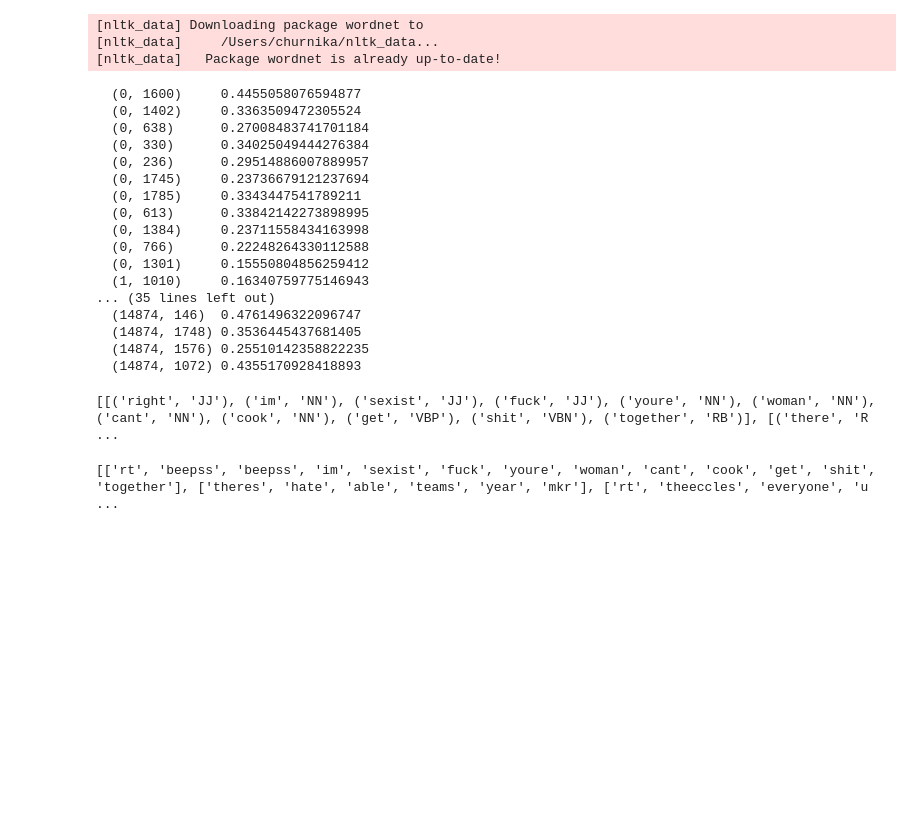
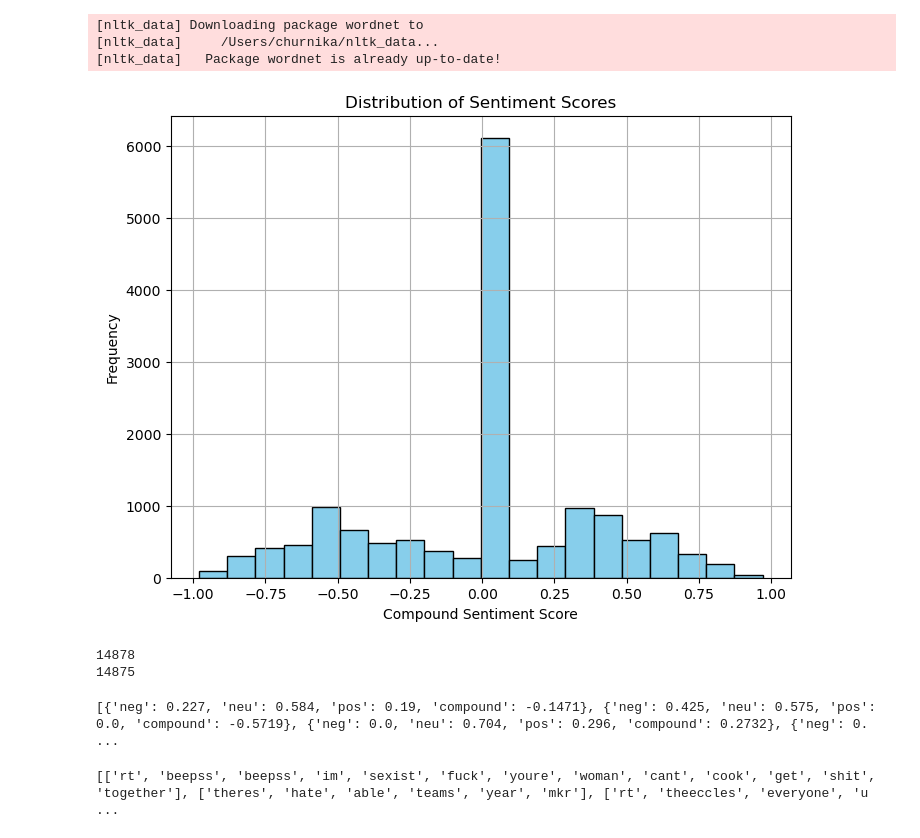
Before and after one commit to stackaway/Crime_classification, a Jupyter notebook: Model/sexism_classifier.ipynb, the cells around one changed output. Drawn from its saved outputs; the diff is of its cells as text; code cells hidden in the pictures; blank space fills up the shorter version.

Commit message:
sentiment analysis

```diff
--- a/Model/sexism_classifier.ipynb
+++ b/Model/sexism_classifier.ipynb
@@ -165,26 +165,6 @@ joined_tokens = [' '.join(tokens) for tokens in expanded_lemmatized_tokens]
 vectorizer = TfidfVectorizer()
 
 X = vectorizer.fit_transform(joined_tokens)
-# %%
-print(X)
-# %% [output]
-  (0, 1600)     0.4455058076594877
-  (0, 1402)     0.3363509472305524
-  (0, 638)      0.27008483741701184
-  (0, 330)      0.34025049444276384
-  (0, 236)      0.29514886007889957
-  (0, 1745)     0.23736679121237694
-  (0, 1785)     0.3343447541789211
-  (0, 613)      0.33842142273898995
-  (0, 1384)     0.23711558434163998
-  (0, 766)      0.22248264330112588
-  (0, 1301)     0.15550804856259412
-  (1, 1010)     0.16340759775146943
-... (35 lines left out)
-  (14874, 146)  0.4761496322096747
-  (14874, 1748) 0.3536445437681405
-  (14874, 1576) 0.25510142358822235
-  (14874, 1072) 0.4355170928418893
 # %%
 # SENTIMENT ANALYSIS
 
@@ -201,3 +181,17 @@ def get_sentiment(token_list):
     return sentiment
 
 sentiments = [get_sentiment(token_list) for token_list in tokens]
+# %%
+import matplotlib.pyplot as plt
+
+compound_scores = [sentiment['compound'] for sentiment in sentiments]
+
+plt.figure(figsize=(8, 6))
+plt.hist(compound_scores, bins=20, color='skyblue', edgecolor='black')
+plt.title('Distribution of Sentiment Scores')
+plt.xlabel('Compound Sentiment Score')
+plt.ylabel('Frequency')
+plt.grid(True)
+plt.show()
+# %% [output]
+[figure, added]
@@ -204,9 +212,16 @@ sentiments = [get_sentiment(token_list) for token_list in tokens]
+# %%
+print(len(ori_twit_sexism))
+print(len(sentiment_labels))
+# %% [output]
+14878
+14875
 # %%
-print(pos_tagged_tokens)
+print(sentiments)
+# print(pos_tagged_tokens)
 # print(expanded_lemmatized_tokens)
 # print(cleaned_lemmatized_tokens)
 # %% [output]
-[[('right', 'JJ'), ('im', 'NN'), ('sexist', 'JJ'), ('fuck', 'JJ'), ('youre', 'NN'), ('woman', 'NN'), ('cant', 'NN'), ('cook', 'NN'), ('get', 'VBP'), ('shit', 'VBN'), ('together', 'RB')], [('there', 'R ...
+[{'neg': 0.227, 'neu': 0.584, 'pos': 0.19, 'compound': -0.1471}, {'neg': 0.425, 'neu': 0.575, 'pos': 0.0, 'compound': -0.5719}, {'neg': 0.0, 'neu': 0.704, 'pos': 0.296, 'compound': 0.2732}, {'neg': 0. ...
 # %%
 print(cleaned_tokens)
 # %% [output]
```
Also changed, not shown: parts of 1 cell of this notebook.
